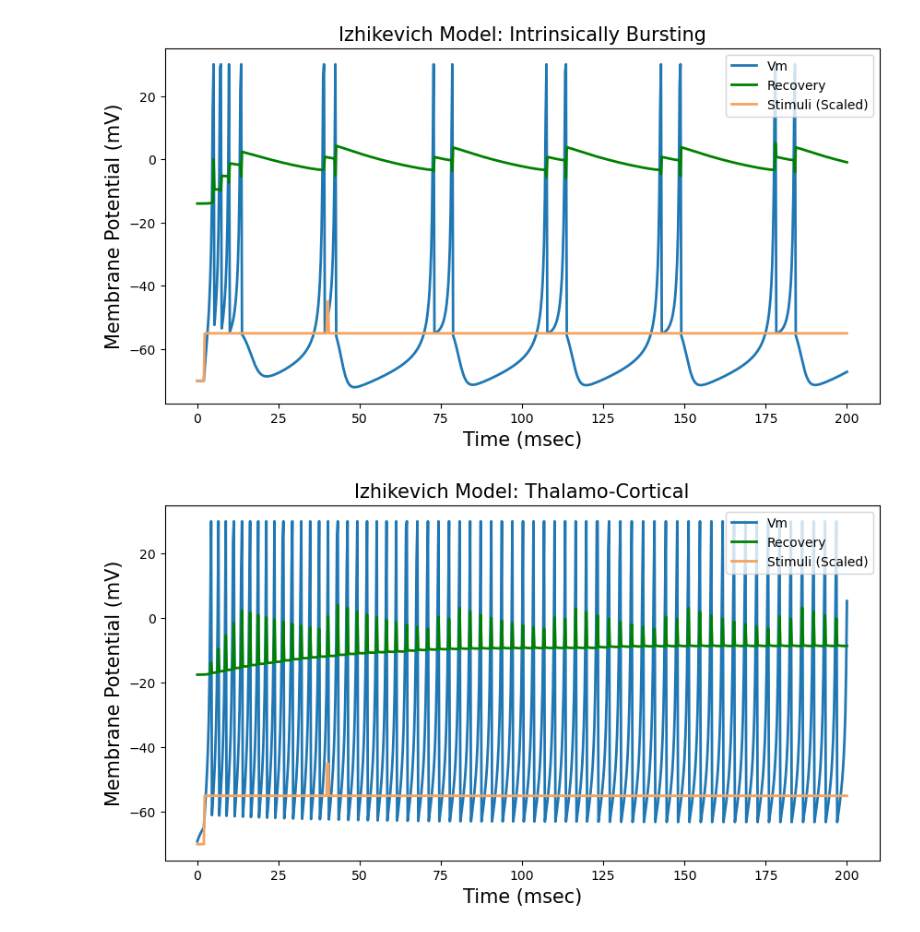
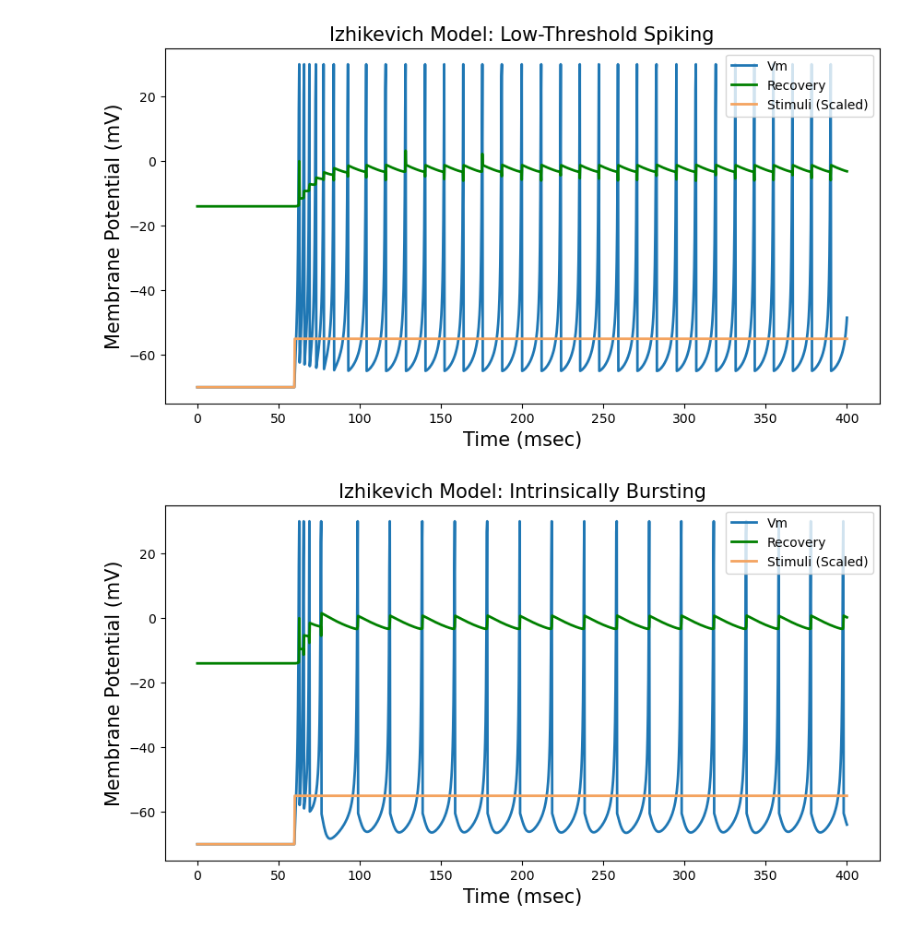
Before and after one commit to Mikerive/NeuroMorphic, a Jupyter notebook: NeuronEmulation/SpikingModel.ipynb, the cells around one changed output. Cells and saved outputs as stored; diff of their text form; code cells hidden in the pictures.

```diff
--- a/NeuronEmulation/SpikingModel.ipynb
+++ b/NeuronEmulation/SpikingModel.ipynb
@@ -6,14 +6,22 @@ import matplotlib.pyplot as plt
 x  = 5
 y  = 140
 
-titles = ['Regular Spiking', 'Chattering', 'Fast spiking', 'Intrinsically Bursting', 'Thalamo-Cortical', 'resonator', 'low-threshold-spiking']
-a  = [0.02, 0.02, 0.1, 0.02, 0.02, 0.1, 0.02]
-b  = [0.2 , 0.2, 0.2, 0.2, 0.25, 0.26, 0.25]
-c  = [-65, -50, -65, -55, -65, -65, -65]
-d  = [8, 2, 2, 4, 0.05, 2, 2]
+'''
+Parameter a describes the time scale for membrane recovery.
+Parameter b describes the sensitivity of the membrane recovery to fluctuations in
+membrane potential, allowing achieving sub-threshold spiking.
+Parameter c commonly describes post-spike membrane potential (.
+Parameter d describes the membrane post-spike recovery.
+'''
+
+titles = ['Regular Spiking', 'Chattering', 'Fast spiking','Low-Threshold Spiking','Intrinsically Bursting','Thalamo-Cortical Over Threshold']
+a  = [0.02, 0.02, 0.1, 0.02, 0.02, 0.03]
+b  = [0.2 , 0.2 , 0.2, 0.2, 0.2, 0.05]
+c  = [-65, -50  , -65, -65, -60, -63]
+d  = [8   , 2   , 2  , 2  , 4 , 1.03]
 
 v0 = -70         # Resting potential        [mV]
-T       = 200    # Simulation time          [mSec]
+T       = 400    # Simulation time          [mSec]
 dt      = 0.25   # Simulation time interval [mSec]
 
 time    = np.arange(0, T + dt, dt)  # Time array
@@ -21,9 +29,7 @@ time    = np.arange(0, T + dt, dt)  # Time array
 # Define the stimulus (Step Function)
 
 stim = np.zeros(len(time))
-stim = np.where((time > 2) & (time < 40), 15, 0)  # Goldilocks Zone
-stim = np.where((time >= 40) & (time < 40.5), 25, stim)
-stim = np.where(time >= 40.5, 15, stim)
+stim = np.where(time >= 60, 15, stim)
 
 trace = np.zeros((2,len(time))) # Tracing du and dv
 
@@ -62,2 +68,2 @@ for exp in range(len(a)):
-[figure, old version]
+[figure, new version]
-[figure, old version]
+[figure, new version]
```
Also changed, not shown: parts of 3 cells of this notebook, 1 other file.
